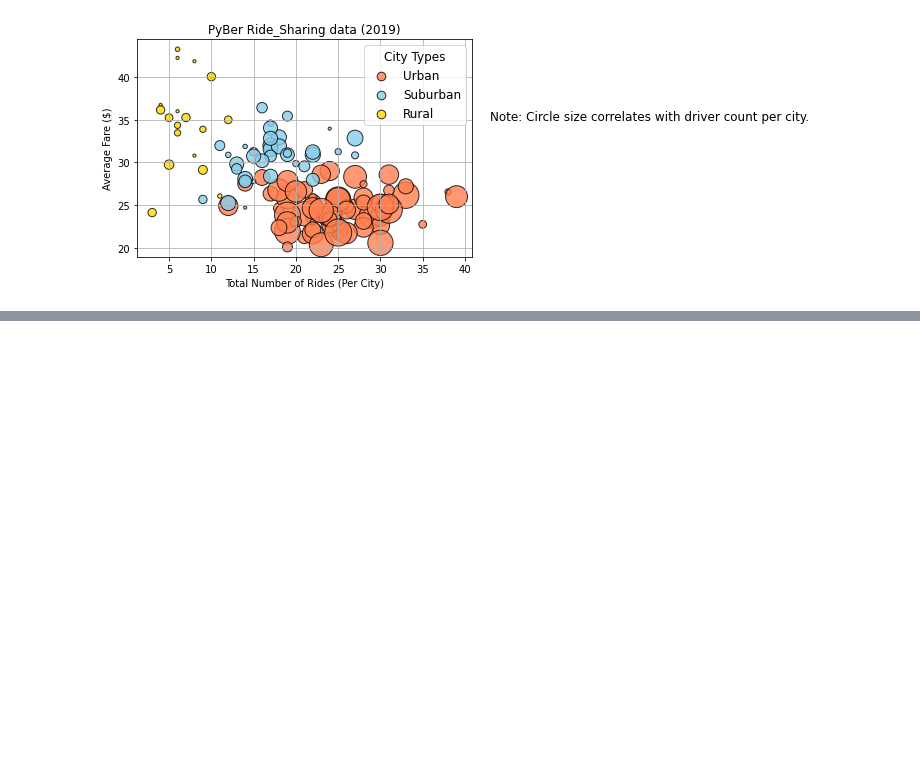
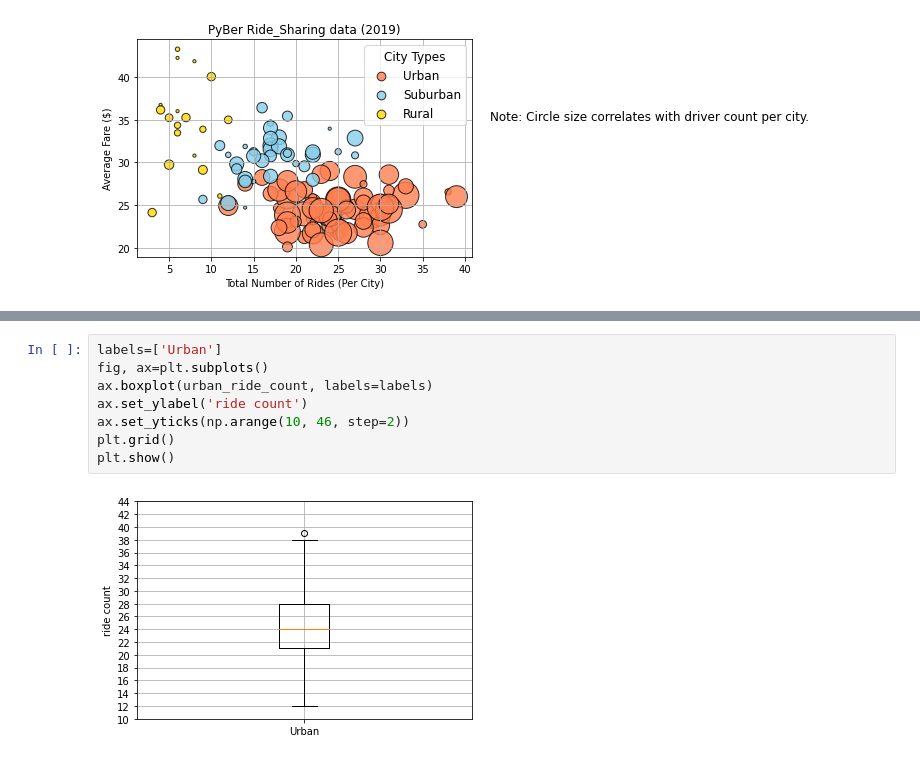
Before and after one commit to shrouqalulaime/PyBer_Analysis, a Jupyter notebook: PyBer.ipynb, the cells around one changed output, grey strips where cells are left out. Drawn from its saved outputs; the diff is of its cells as text; blank space fills up the shorter version.

```diff
--- a/PyBer.ipynb
+++ b/PyBer.ipynb
@@ -140,0 +305,10 @@ plt.show()
+# %%
+labels=['Urban']
+fig, ax=plt.subplots()
+ax.boxplot(urban_ride_count, labels=labels)
+ax.set_ylabel('ride count')
+ax.set_yticks(np.arange(10, 46, step=2))
+plt.grid()
+plt.show()
+# %% [output]
+[figure, added]
```
Also changed, not shown: parts of 33 cells of this notebook, 1 other file.
